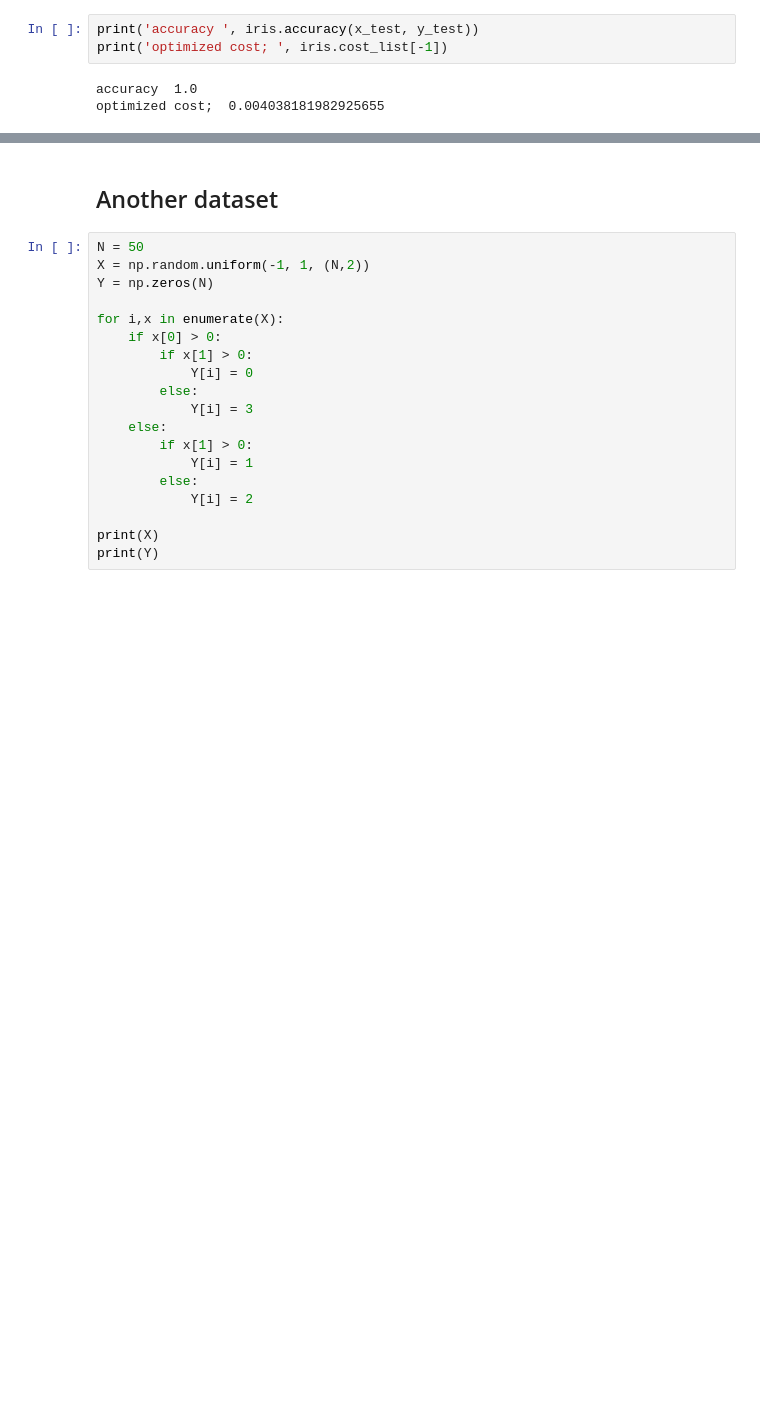
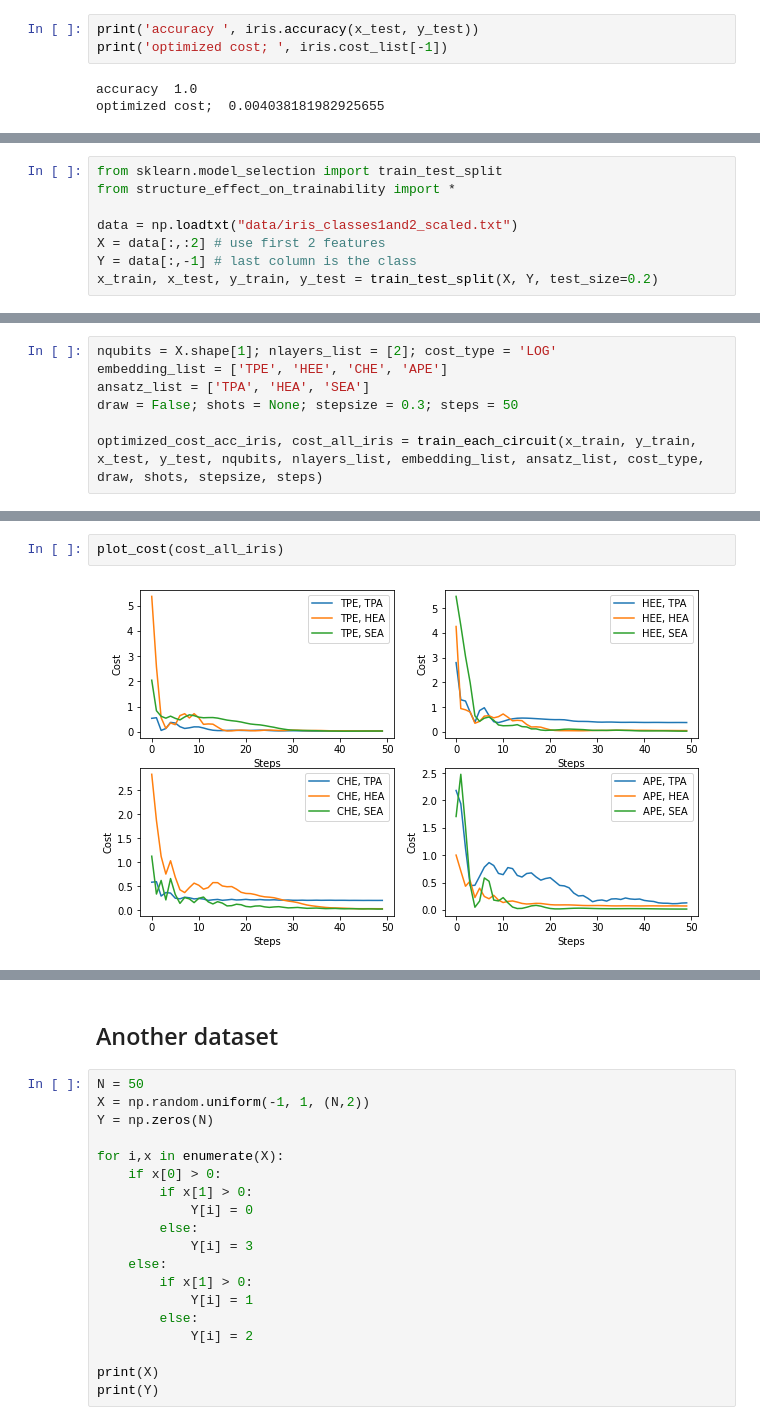
Before and after one commit to kkensuke/quantum-machine-learning, a Jupyter notebook: quantum-classification/quantum_classification_iris.ipynb, the cells around one changed output, grey strips where cells are left out. Drawn from its saved outputs; the diff is of its cells as text; blank space fills up the shorter version.

```diff
--- a/quantum-classification/quantum_classification_iris.ipynb
+++ b/quantum-classification/quantum_classification_iris.ipynb
@@ -82,0 +85,8 @@ optimized cost;  0.004038181982925655
+# %%
+from sklearn.model_selection import train_test_split
+from structure_effect_on_trainability import *
+
+data = np.loadtxt("data/iris_classes1and2_scaled.txt")
+X = data[:,:2] # use first 2 features
+Y = data[:,-1] # last column is the class
+x_train, x_test, y_train, y_test = train_test_split(X, Y, test_size=0.2)
@@ -82,0 +101,7 @@ optimized cost;  0.004038181982925655
+# %%
+nqubits = X.shape[1]; nlayers_list = [2]; cost_type = 'LOG'
+embedding_list = ['TPE', 'HEE', 'CHE', 'APE']
+ansatz_list = ['TPA', 'HEA', 'SEA']
+draw = False; shots = None; stepsize = 0.3; steps = 50
+
+optimized_cost_acc_iris, cost_all_iris = train_each_circuit(x_train, y_train, x_test, y_test, nqubits, nlayers_list, embedding_list, ansatz_list, cost_type, draw, shots, stepsize, steps)
@@ -82,0 +121,4 @@ optimized cost;  0.004038181982925655
+# %%
+plot_cost(cost_all_iris)
+# %% [output]
+[figure, added]
```
Also changed, not shown: parts of 11 cells of this notebook, 4 other files.
